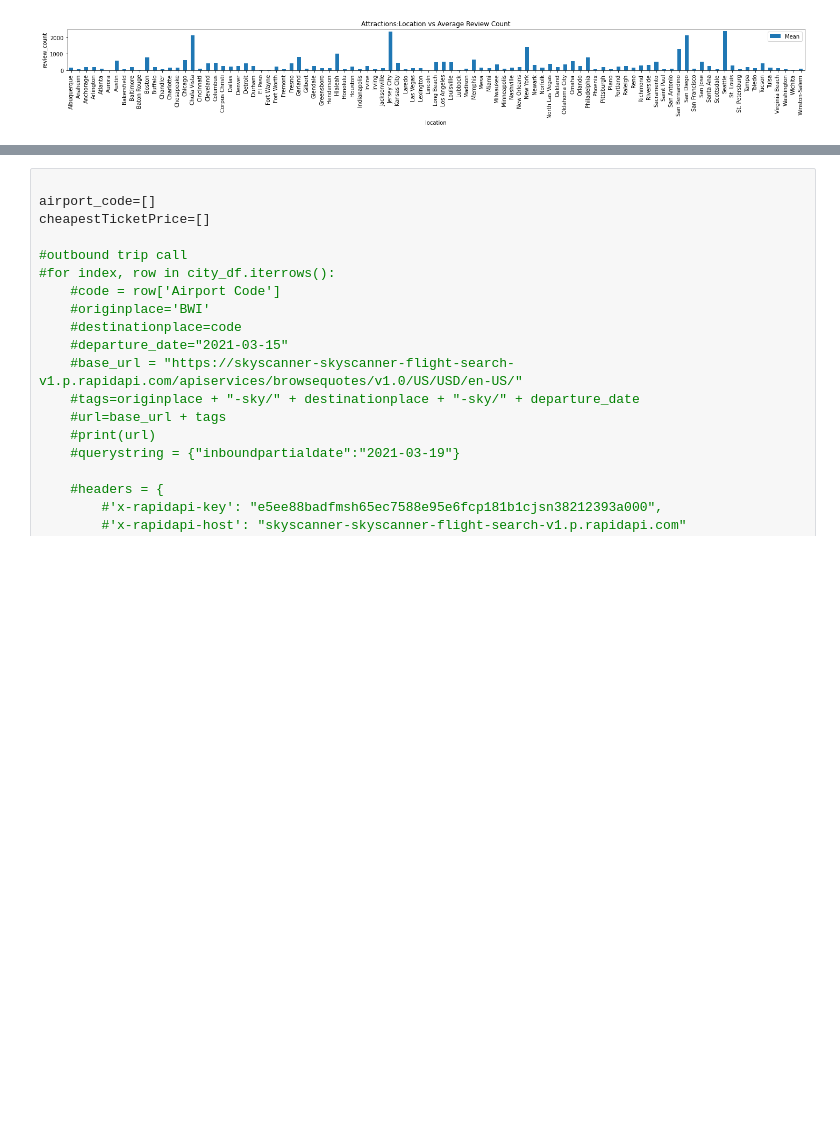
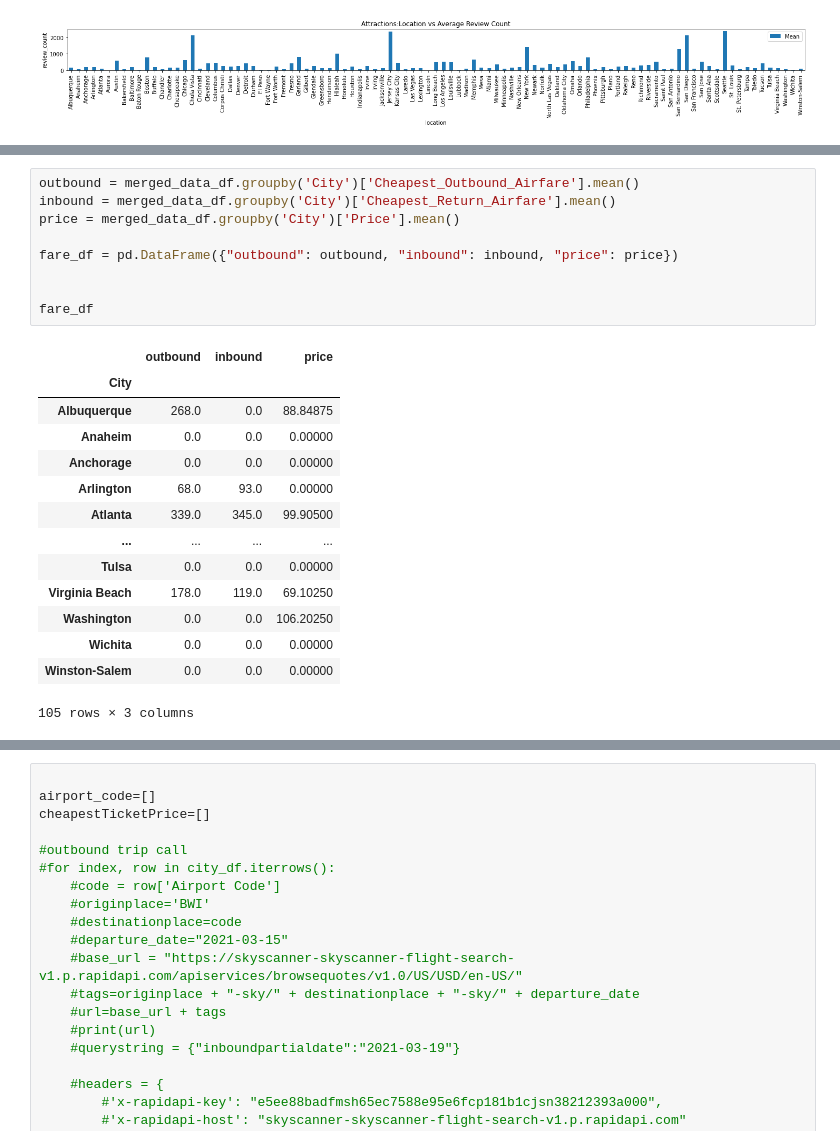
Before and after one commit to Kaylawkelly/HotelRateLocataion-Project1, a Jupyter notebook: Project 1 Travel.ipynb, the cells around one changed output, grey strips where cells are left out. Cells and saved outputs as stored; diff of their text form; blank space fills up the shorter version.

```diff
--- a/Project 1 Travel.ipynb
+++ b/Project 1 Travel.ipynb
@@ -81,0 +129,24 @@ plt.show()
+# %%
+outbound = merged_data_df.groupby('City')['Cheapest_Outbound_Airfare'].mean()
+inbound = merged_data_df.groupby('City')['Cheapest_Return_Airfare'].mean()
+price = merged_data_df.groupby('City')['Price'].mean()
+
+fare_df = pd.DataFrame({"outbound": outbound, "inbound": inbound, "price": price})
+
+
+fare_df
+# %% [output]
+|  | outbound | inbound | price |
+| City |  |  |  |
+| Albuquerque | 268.0 | 0.0 | 88.84875 |
+| Anaheim | 0.0 | 0.0 | 0.00000 |
+| Anchorage | 0.0 | 0.0 | 0.00000 |
+| Arlington | 68.0 | 93.0 | 0.00000 |
+| Atlanta | 339.0 | 345.0 | 99.90500 |
+| ... | ... | ... | ... |
+| Tulsa | 0.0 | 0.0 | 0.00000 |
+| Virginia Beach | 178.0 | 119.0 | 69.10250 |
+| Washington | 0.0 | 0.0 | 106.20250 |
+| Wichita | 0.0 | 0.0 | 0.00000 |
+| Winston-Salem | 0.0 | 0.0 | 0.00000 |
+105 rows × 3 columns
```
Also changed, not shown: parts of 7 cells of this notebook.
